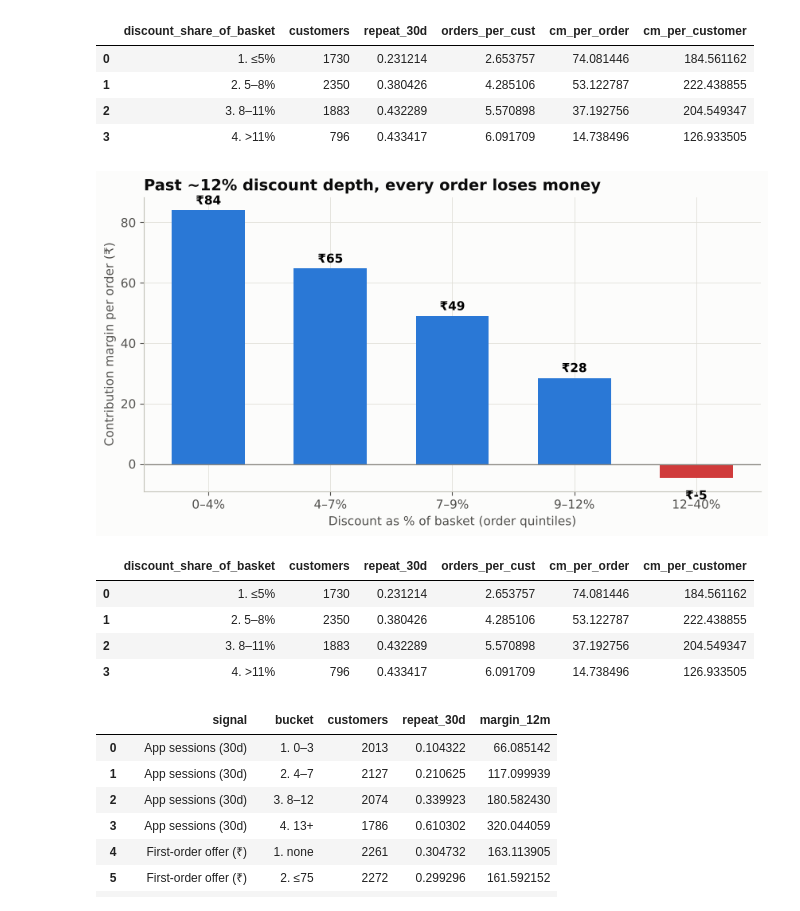
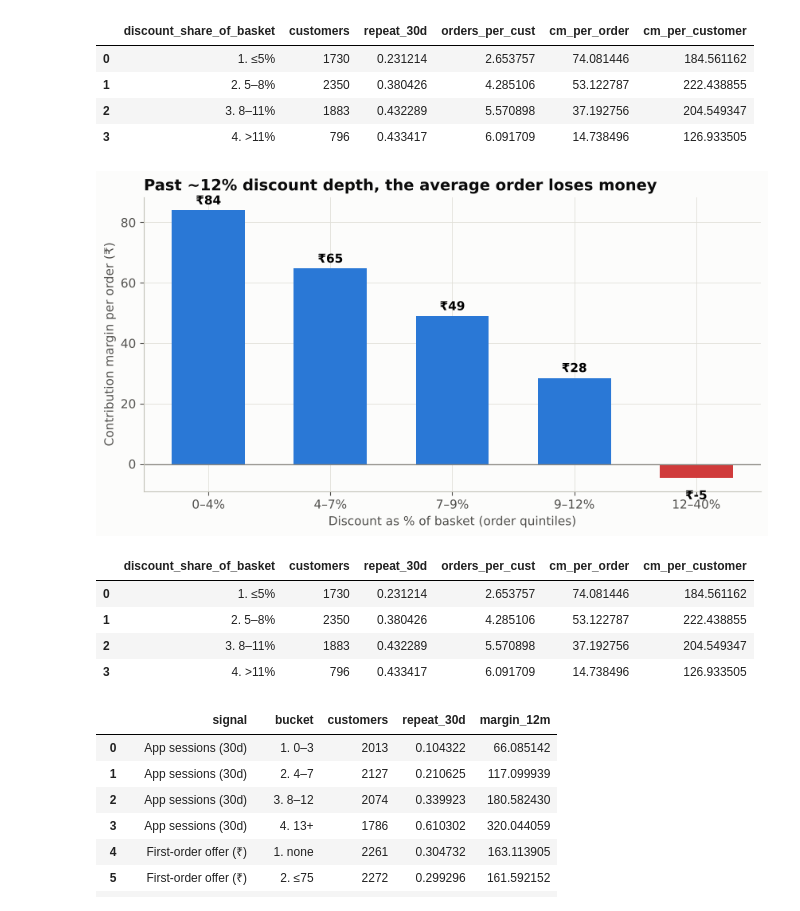
Before and after one commit to Aritra-20/swiftbasket-profitable-growth, a Jupyter notebook: notebooks/swiftbasket_analysis.ipynb, the cells around one changed output. Drawn from its saved outputs; the diff is of its cells as text; code cells hidden in the pictures.

```diff
--- a/notebooks/swiftbasket_analysis.ipynb
+++ b/notebooks/swiftbasket_analysis.ipynb
@@ -276,15 +276,15 @@ SELECT NTILE(5) OVER (ORDER BY discount_inr / basket_value_inr) AS discount_quin
 # %%
 dq = disc_depth.groupby("discount_quintile").agg(lo=("d","min"), hi=("d","max"), cm=("contribution_margin_inr","mean")).reset_index()
 dq["label"] = [f"{a*100:.0f}–{b*100:.0f}%" for a, b in zip(dq.lo, dq.hi)]
 fig, ax = plt.subplots(figsize=(10, 4.8))
 bars = ax.bar(dq.label, dq.cm, color=[BLUE]*4 + [RED], width=0.6)
 for b, v in zip(bars, dq.cm): ax.text(b.get_x()+b.get_width()/2, v + (2 if v > 0 else -7), f"₹{v:.0f}", ha="center", fontweight="bold")
 ax.axhline(0, color=MUTED, lw=1); ax.set_xlabel("Discount as % of basket (order quintiles)"); ax.set_ylabel("Contribution margin per order (₹)")
-ax.set_title("Past ~12% discount depth, every order loses money")
+ax.set_title("Past ~12% discount depth, the average order loses money")
 save(fig, "c3_discount_depth")
 disc_rel
 # %% [output]
-[figure, old version]
+[figure, new version]
 |  | discount_share_of_basket | customers | repeat_30d | orders_per_cust | cm_per_order | cm_per_customer |
 | 0 | 1. ≤5% | 1730 | 0.231214 | 2.653757 | 74.081446 | 184.561162 |
 | 1 | 2. 5–8% | 2350 | 0.380426 | 4.285106 | 53.122787 | 222.438855 |
```
Also changed, not shown: parts of 6 cells of this notebook, 5 other files.
